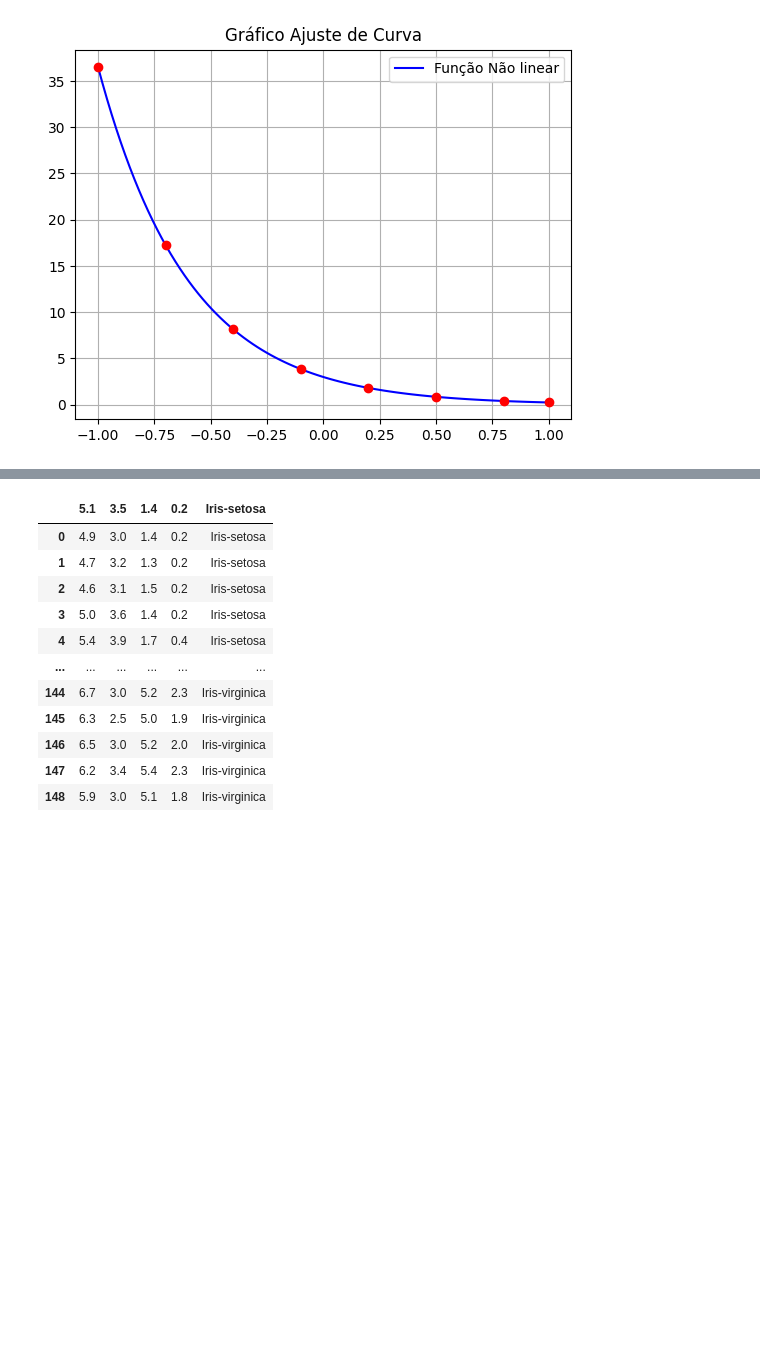
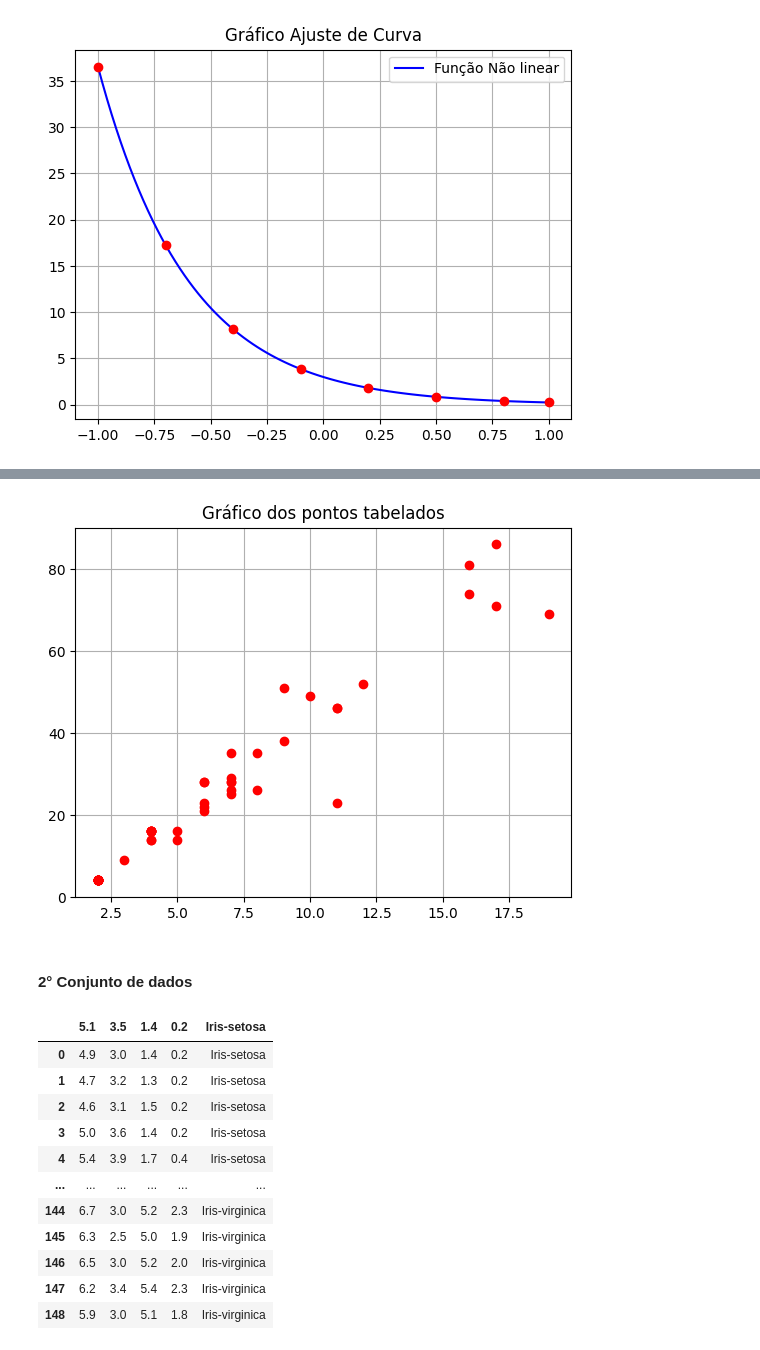
Before and after one commit to syannekaroline/MatematicaComputacional, a Jupyter notebook: ExercícioPratico06-AjusteDeCurva.ipynb, the cells around one changed output, grey strips where cells are left out. Cells and saved outputs as stored; diff of their text form; code cells hidden in the pictures; blank space fills up the shorter version.

```diff
--- a/ExercícioPratico06-AjusteDeCurva.ipynb
+++ b/ExercícioPratico06-AjusteDeCurva.ipynb
@@ -194,0 +200,4 @@ mq.PrintAjusteCurva(x,y,False,True)
+# %%
+blood_transfusion_uci_url= 'https://archive.ics.uci.edu/ml/machine-learning-databases/blood-transfusion/transfusion.data'
+df = pd.read_csv(blood_transfusion_uci_url)
+df
@@ -195,3 +218,13 @@ mq.PrintAjusteCurva(x,y,False,True)
+# %%
+X = df['Frequency (times)'].values
+Y = df['Time (months)'].values
+mq= MQ()
+
+mq.plotPontos(X[50:100],Y[50:100])
+# %% [output]
+[figure, added]
+# %% [markdown]
+#### 2° Conjunto de dados
 # %%
 url = 'https://archive.ics.uci.edu/ml/machine-learning-databases/iris/iris.data'
 df = pd.read_csv(url)
```
Also changed, not shown: parts of 12 cells of this notebook.
